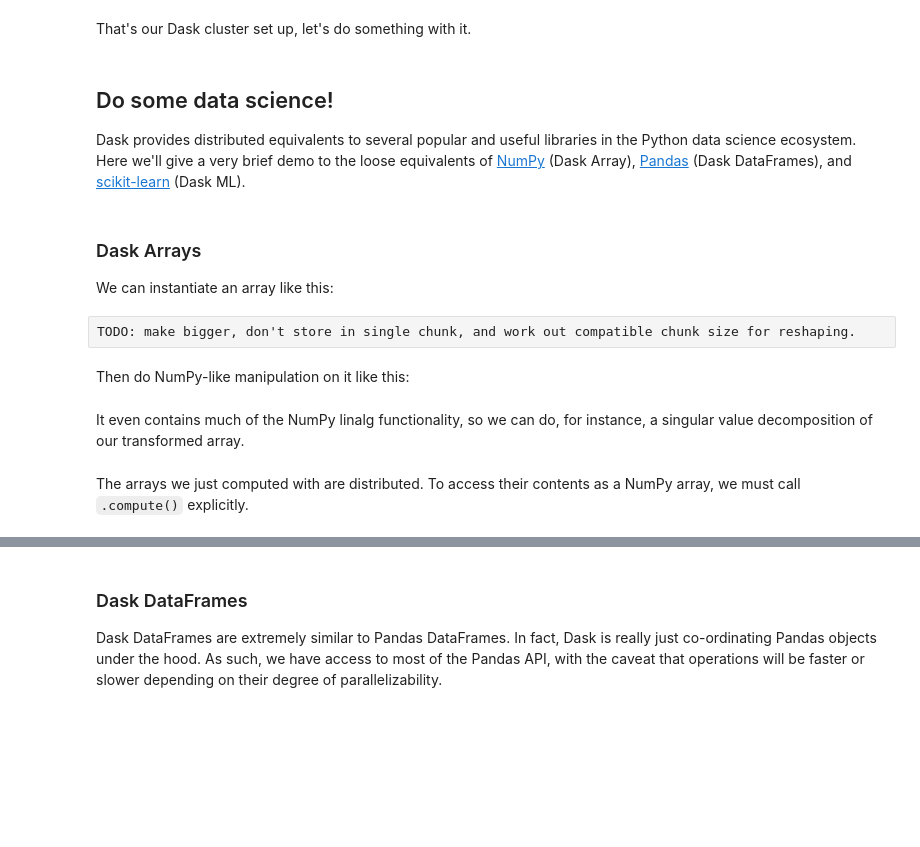
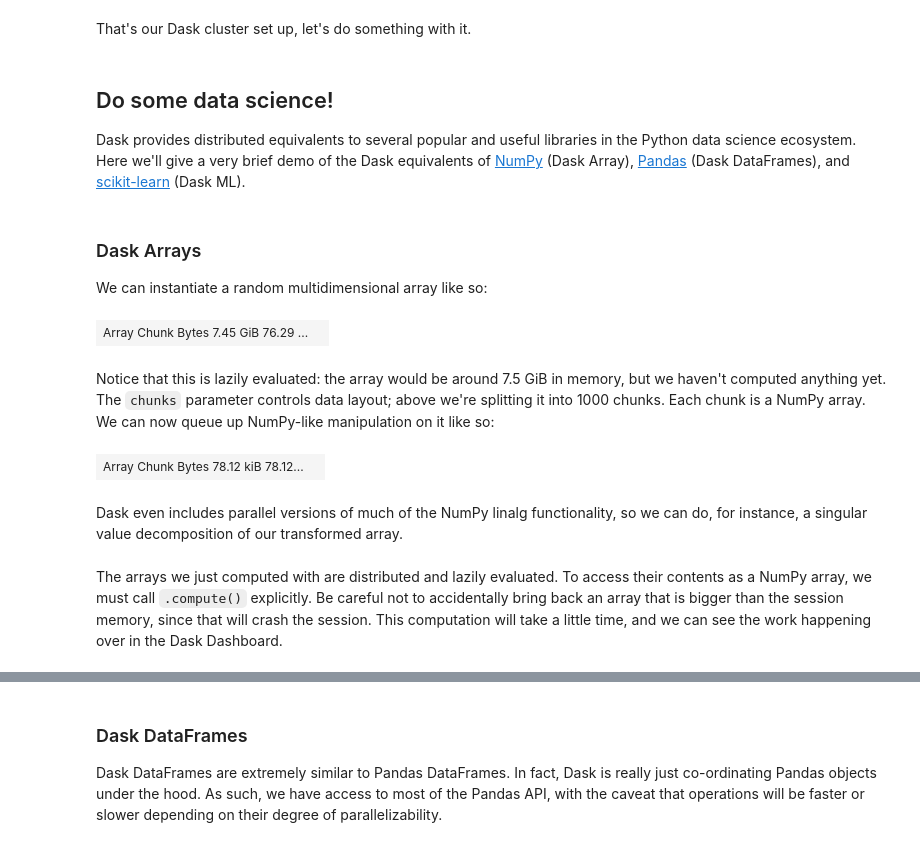
Before and after one commit to fastforwardlabs/dask-cml, a Jupyter notebook: dask.ipynb, the cells around one changed output, grey strips where cells are left out. Saved outputs shown, nothing was run; the diff lists cells and outputs as text; code cells hidden in the pictures; blank space fills up the shorter version.

Commit message:
Improve Dask Array example

```diff
--- a/dask.ipynb
+++ b/dask.ipynb
@@ -105,30 +117,33 @@ That's our Dask cluster set up, let's do something with it.
 # %% [markdown]
 ## Do some data science!
 
-Dask provides distributed equivalents to several popular and useful libraries in the Python data science ecosystem. Here we'll give a very brief demo to the loose equivalents of [NumPy](https://numpy.org/) (Dask Array), [Pandas](https://pandas.pydata.org/) (Dask DataFrames), and [scikit-learn](https://scikit-learn.org/stable/) (Dask ML).
+Dask provides distributed equivalents to several popular and useful libraries in the Python data science ecosystem. Here we'll give a very brief demo of the Dask equivalents of [NumPy](https://numpy.org/) (Dask Array), [Pandas](https://pandas.pydata.org/) (Dask DataFrames), and [scikit-learn](https://scikit-learn.org/stable/) (Dask ML).
 # %% [markdown]
 ### Dask Arrays
 
-We can instantiate an array like this:
+We can instantiate a random multidimensional array like so:
-# %% [raw]
-TODO: make bigger, don't store in single chunk, and work out compatible chunk size for reshaping.
 # %%
-array = da.random.random((1000, 1000), chunks=(1000, 1000))
+array = da.random.random((10_000, 10, 10_000), chunks=1000)
 array
+# %% [output]
+| Array Chunk Bytes 7.45 GiB 76.29 ... |  |
 # %% [markdown]
-Then do NumPy-like manipulation on it like this:
+Notice that this is lazily evaluated: the array would be around 7.5 GiB in memory, but we haven't computed anything yet. The `chunks` parameter controls data layout; above we're splitting it into 1000 chunks. Each chunk is a NumPy array. We can now queue up NumPy-like manipulation on it like so:
 # %%
 # these manipulations do not carry any special meaning
 array = (
-    da.reshape(array, (2000, 500)) # reshape the array
-    .T                             # transpose it
-    [:10]                          # take only the first 10 elements of the outer axis
+    da.reshape(array, (10_000, 100_000)) # reshape the array
+    .T                                  # transpose it
+    [:10, :1000]                    # take only the first 10 elements of the outer axis
 )
+array
+# %% [output]
+| Array Chunk Bytes 78.12 kiB 78.12... |  |
 # %% [markdown]
-It even contains much of the NumPy linalg functionality, so we can do, for instance, a singular value decomposition of our transformed array.
+Dask even includes parallel versions of much of the NumPy linalg functionality, so we can do, for instance, a singular value decomposition of our transformed array.
 # %%
 u, s, vh = da.linalg.svd(array)
 # %% [markdown]
-The arrays we just computed with are distributed. To access their contents as a NumPy array, we must call `.compute()` explicitly.
+The arrays we just computed with are distributed and lazily evaluated. To access their contents as a NumPy array, we must call `.compute()` explicitly. Be careful not to accidentally bring back an array that is bigger than the session memory, since that will crash the session. This computation will take a little time, and we can see the work happening over in the Dask Dashboard.
 # %%
 s.compute()
```
Also changed, not shown: parts of 14 cells of this notebook.
